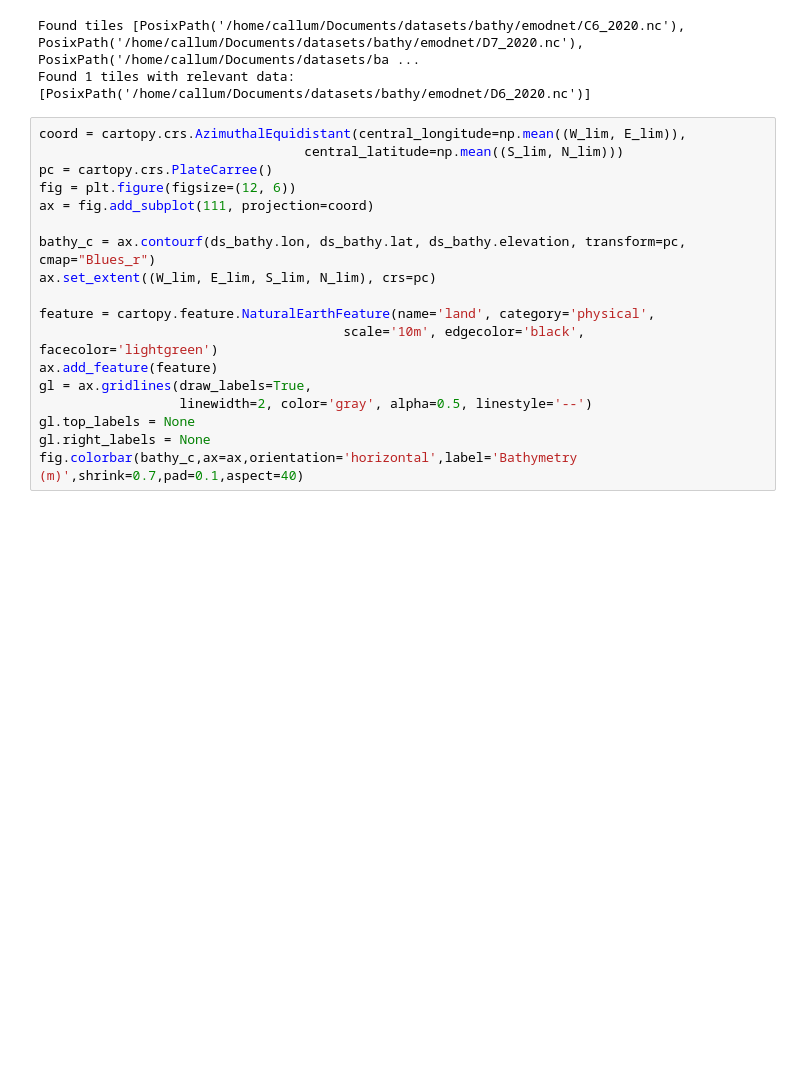
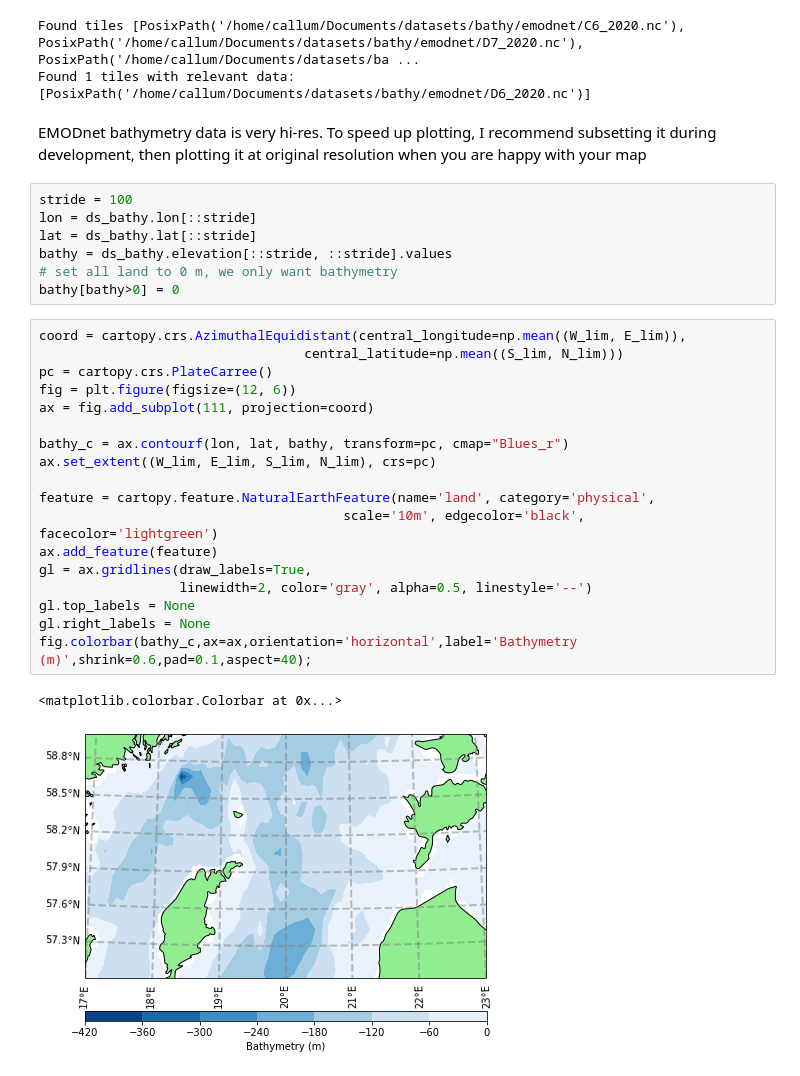
Before and after one commit to callumrollo/bathy_maps, a Jupyter notebook: bathy_maps.ipynb, the cells around one changed output. Drawn from its saved outputs; the diff is of its cells as text; blank space fills up the shorter version.

Commit message:
quick dev bathy by subset

```diff
--- a/bathy_maps.ipynb
+++ b/bathy_maps.ipynb
@@ -35,21 +35,33 @@ ds_bathy = bathyutils.emod_subset(extent, emodnet_path)
 # %% [output]
 Found tiles [PosixPath('/home/callum/Documents/datasets/bathy/emodnet/C6_2020.nc'), PosixPath('/home/callum/Documents/datasets/bathy/emodnet/D7_2020.nc'), PosixPath('/home/callum/Documents/datasets/ba ...
 Found 1 tiles with relevant data: [PosixPath('/home/callum/Documents/datasets/bathy/emodnet/D6_2020.nc')]
+# %% [markdown]
+EMODnet bathymetry data is very hi-res. To speed up plotting, I recommend subsetting it during development, then plotting it at original resolution when you are happy with your map
+# %%
+stride = 100
+lon = ds_bathy.lon[::stride]
+lat = ds_bathy.lat[::stride]
+bathy = ds_bathy.elevation[::stride, ::stride].values
+# set all land to 0 m, we only want bathymetry
+bathy[bathy>0] = 0
 # %%
 coord = cartopy.crs.AzimuthalEquidistant(central_longitude=np.mean((W_lim, E_lim)),
                                   central_latitude=np.mean((S_lim, N_lim)))
 pc = cartopy.crs.PlateCarree()
 fig = plt.figure(figsize=(12, 6))
 ax = fig.add_subplot(111, projection=coord)
 
-bathy_c = ax.contourf(ds_bathy.lon, ds_bathy.lat, ds_bathy.elevation, transform=pc, cmap="Blues_r")
+bathy_c = ax.contourf(lon, lat, bathy, transform=pc, cmap="Blues_r")
 ax.set_extent((W_lim, E_lim, S_lim, N_lim), crs=pc)
 
 feature = cartopy.feature.NaturalEarthFeature(name='land', category='physical',
                                        scale='10m', edgecolor='black', facecolor='lightgreen')
 ax.add_feature(feature)
 gl = ax.gridlines(draw_labels=True,
                   linewidth=2, color='gray', alpha=0.5, linestyle='--')
 gl.top_labels = None
 gl.right_labels = None
-fig.colorbar(bathy_c,ax=ax,orientation='horizontal',label='Bathymetry (m)',shrink=0.7,pad=0.1,aspect=40)
+fig.colorbar(bathy_c,ax=ax,orientation='horizontal',label='Bathymetry (m)',shrink=0.6,pad=0.1,aspect=40);
+# %% [output]
+<matplotlib.colorbar.Colorbar at 0x...>
+[figure, added]
```
